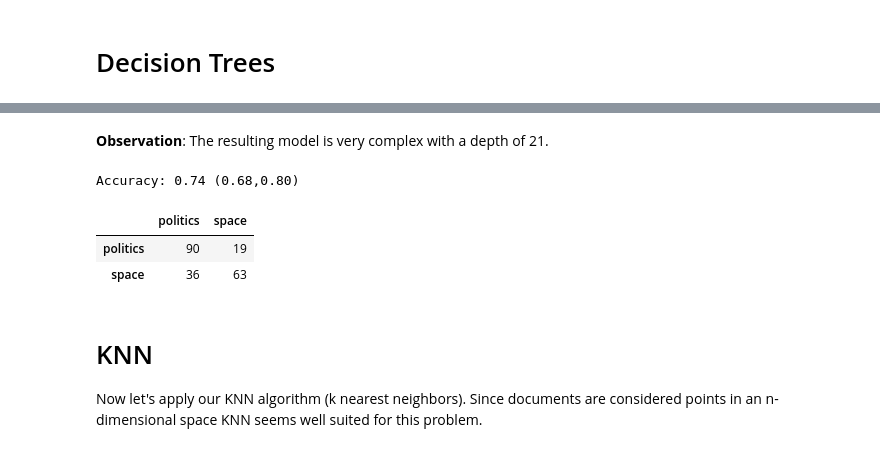
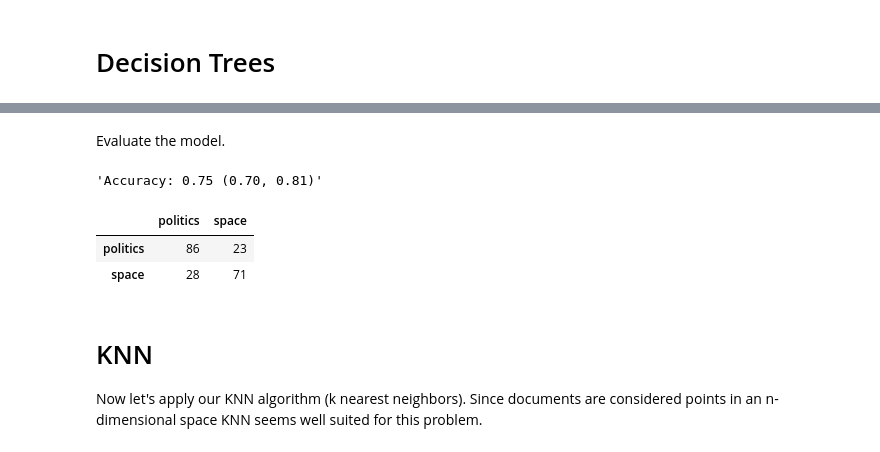
Before and after one commit to lutzhamel/CSC310, a Jupyter notebook: notes/19-NLP-2.ipynb, the cells around one changed output, grey strips where cells are left out. Saved outputs shown, nothing was run; the diff lists cells and outputs as text; code cells hidden in the pictures.

```diff
--- a/notes/19-NLP-2.ipynb
+++ b/notes/19-NLP-2.ipynb
@@ -129,24 +114,17 @@ Grid Search: best parameters: {'max_depth': 21}
-# %% [markdown]
-**Observation**: The resulting model is very complex with a depth of 21.
-# %%
-# Evaluate the best model
-predict_y = best_model.predict(X_test)
-acc = accuracy_score(y_test, predict_y)
-lb,ub = classification_confint(acc,X_test.shape[0])
-print("Accuracy: {:3.2f} ({:3.2f},{:3.2f})".format(acc,lb,ub))
-# %% [output]
-Accuracy: 0.74 (0.68,0.80)
-# %%
-# build the confusion matrix
-labels = ['politics','space']
-cm = pd.DataFrame(data=confusion_matrix(y_test, predict_y, labels=labels),
-                  index=labels,
-                  columns=labels)
-cm
-# %% [output]
-|  | politics | space |
-| politics | 90 | 19 |
-| space | 36 | 63 |
+# %% [markdown]
+Evaluate the model.
+# %%
+# accuracy
+dsutils.acc_score(best_model, X_test, y_test,as_string=True)
+# %% [output]
+'Accuracy: 0.75 (0.70, 0.81)'
+# %%
+# confusion matrix
+dsutils.confusion_matrix(best_model, X_test, y_test)
+# %% [output]
+|  | politics | space |
+| politics | 86 | 23 |
+| space | 28 | 71 |
 # %% [markdown]
 # KNN
 
```
Also changed, not shown: parts of 15 cells of this notebook, 1 other file.
